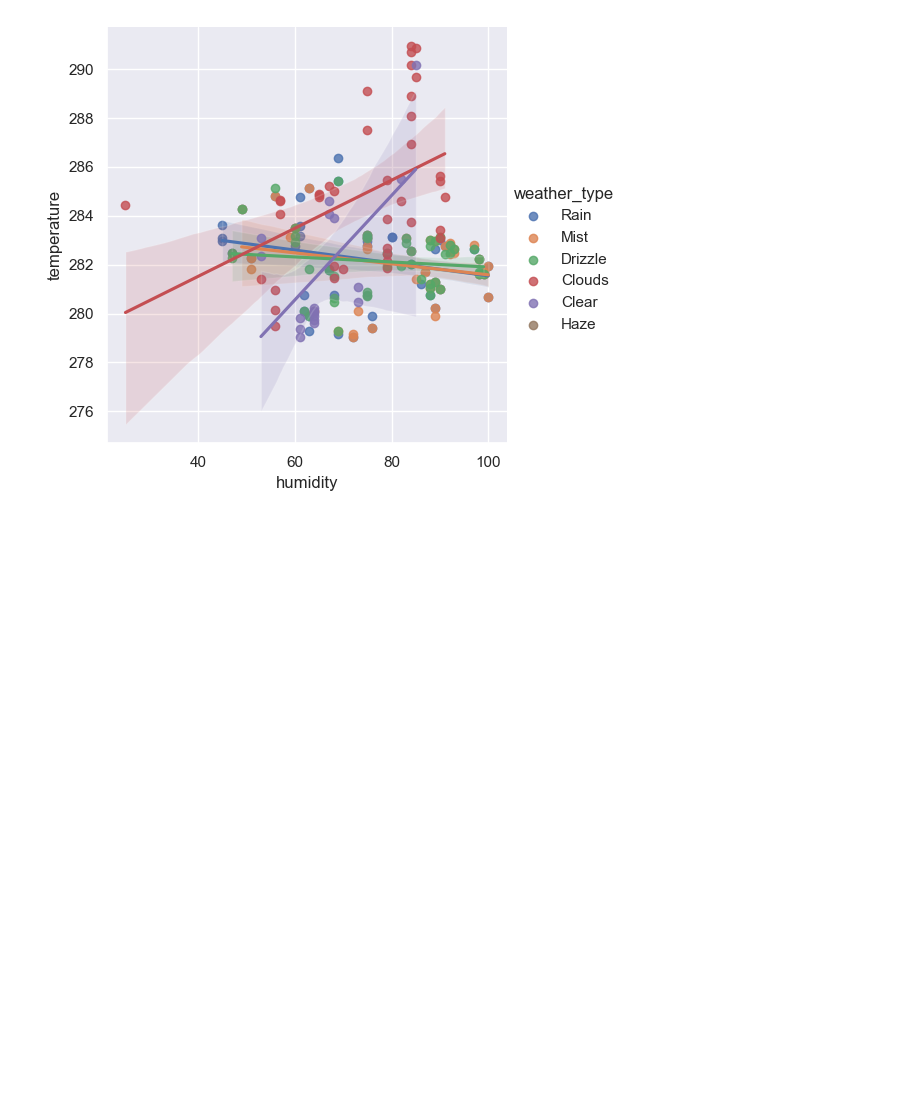
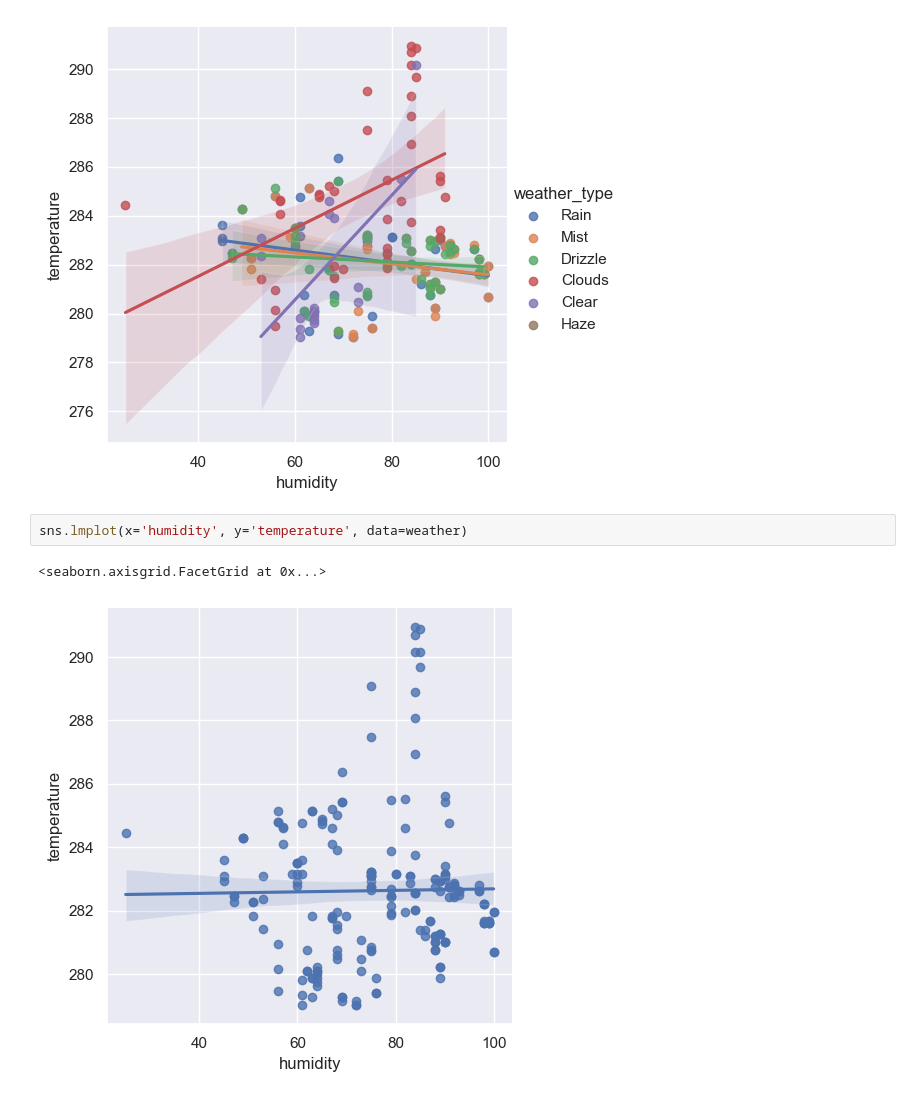
Before and after one commit to oishylea/DataVisualizationPython, a Jupyter notebook: Weather.ipynb, the cells around one changed output. Drawn from its saved outputs; the diff is of its cells as text; blank space fills up the shorter version.

```diff
--- a/Weather.ipynb
+++ b/Weather.ipynb
@@ -117,3 +117,8 @@ sns.lmplot(x='humidity', y='temperature', hue='weather_type', data=weather)
 # %% [output]
 <seaborn.axisgrid.FacetGrid at 0x...>
 [figure]
+# %%
+sns.lmplot(x='humidity', y='temperature', data=weather)
+# %% [output]
+<seaborn.axisgrid.FacetGrid at 0x...>
+[figure, added]
```
